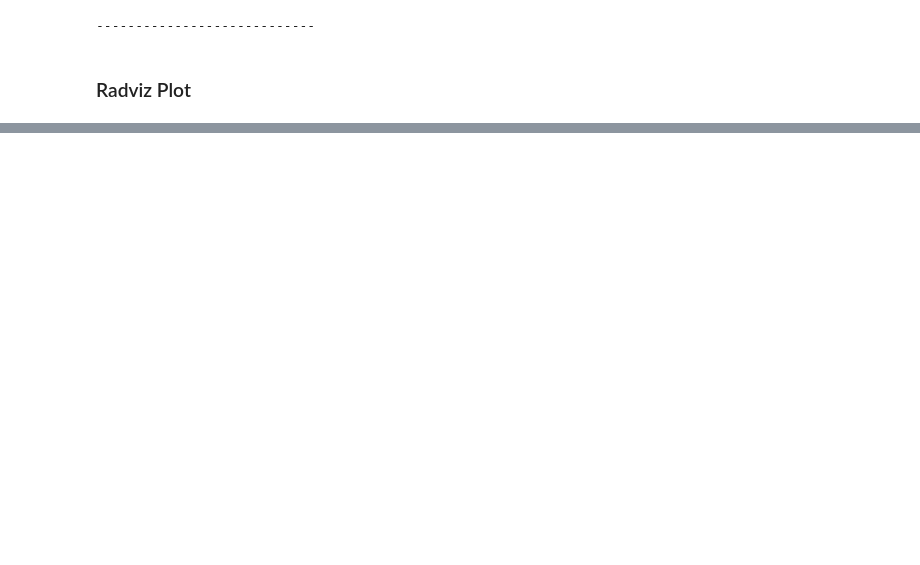
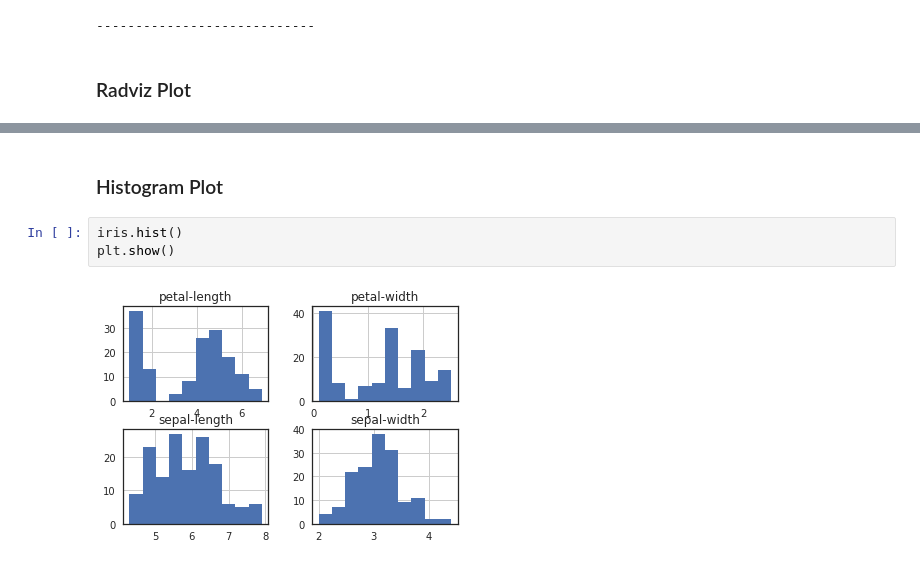
Before and after one commit to bhachauk/Learn_MachineLearning, a Jupyter notebook: 01.Introduction/datavisualization/iris-visualization.ipynb, the cells around one changed output, grey strips where cells are left out. Drawn from its saved outputs; the diff is of its cells as text; blank space fills up the shorter version.

```diff
--- a/01.Introduction/datavisualization/iris-visualization.ipynb
+++ b/01.Introduction/datavisualization/iris-visualization.ipynb
@@ -76,0 +84,7 @@ plt.show()
+# %% [markdown]
+### Histogram Plot
+# %%
+iris.hist()
+plt.show()
+# %% [output]
+[figure, added]
```
Also changed, not shown: parts of 6 cells of this notebook.
